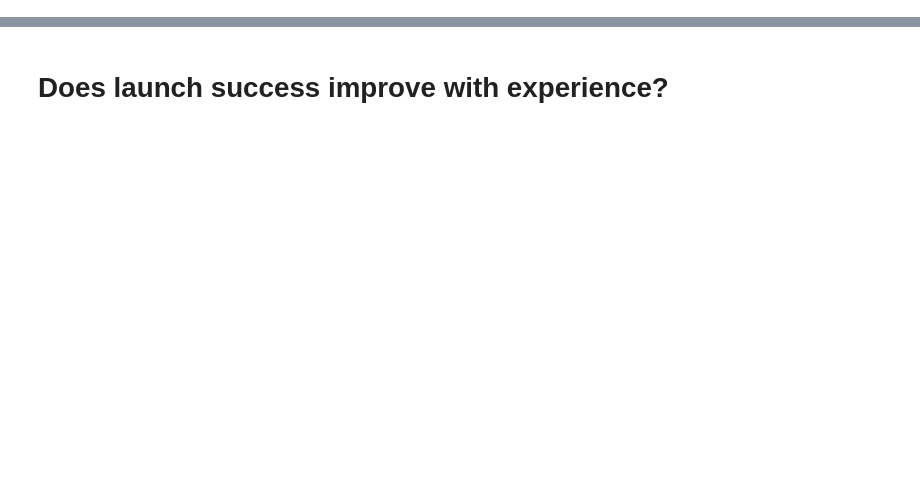
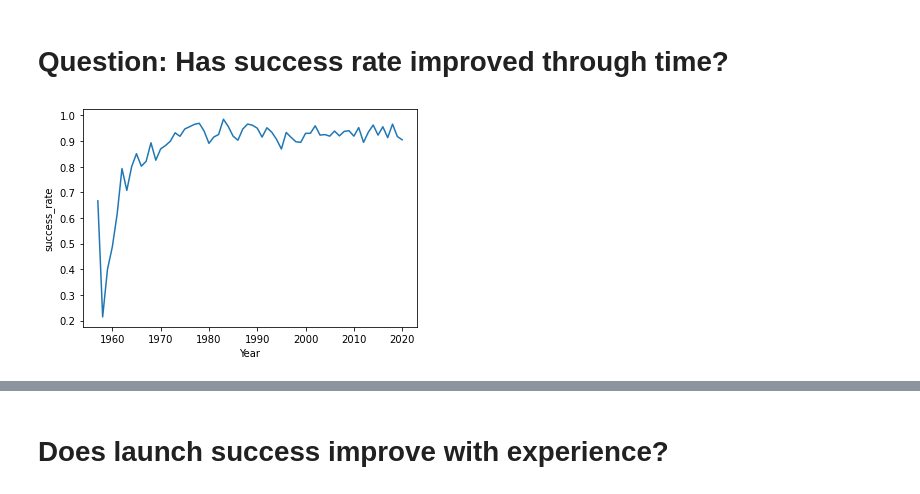
Before and after one commit to rdinman/Udacity_Proj1_SpaceFlight, a Jupyter notebook: Project1 SpaceFlights.ipynb, the cells around one changed output, grey strips where cells are left out. Saved outputs shown, nothing was run; the diff lists cells and outputs as text; code cells hidden in the pictures; blank space fills up the shorter version.

```diff
--- a/Project1 SpaceFlights.ipynb
+++ b/Project1 SpaceFlights.ipynb
@@ -287,0 +102,24 @@ R2 test score is super low. We will need additional stats to determine if week o
+# %% [markdown]
+# Question: Has success rate improved through time?
+# %%
+# Create df with each row = year, columns = ['YEAR' 'success_rate', 'n']
+# Get Success Rate by year
+success_rate = space_df.groupby(['YEAR'])['Success'].mean()
+# Get N
+year_launches = space_df.YEAR.value_counts()
+# Get mean money spent by year
+rocket_costs = space_df.groupby(['YEAR'])['Rocket_Price'].mean()
+
+# Combine summary dat
+frames = [success_rate, year_launches, rocket_costs]
+YEAR_df = pd.concat(frames, axis=1)
+YEAR_df = YEAR_df.rename(columns={"Success": "success_rate", "YEAR": "Launches"})
+YEAR_df['YEAR'] = YEAR_df.index
+
+# Plot sucess by year
+YEAR_df.sort_values(by=['YEAR']).success_rate.plot(kind="line", use_index=True)
+plt.xlabel('Year')
+plt.ylabel('success_rate')
+plt.show()
+# %% [output]
+[figure, added]
```
Also changed, not shown: parts of 68 cells of this notebook, 10 other files.
